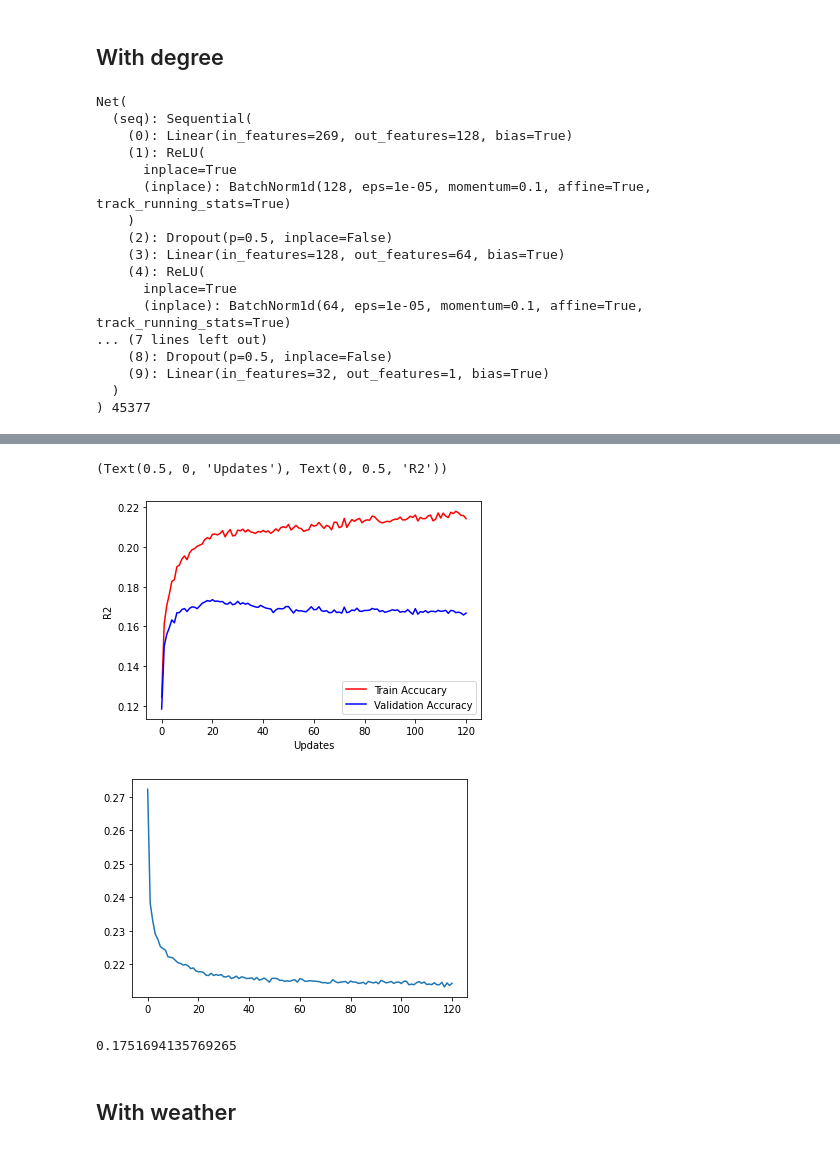
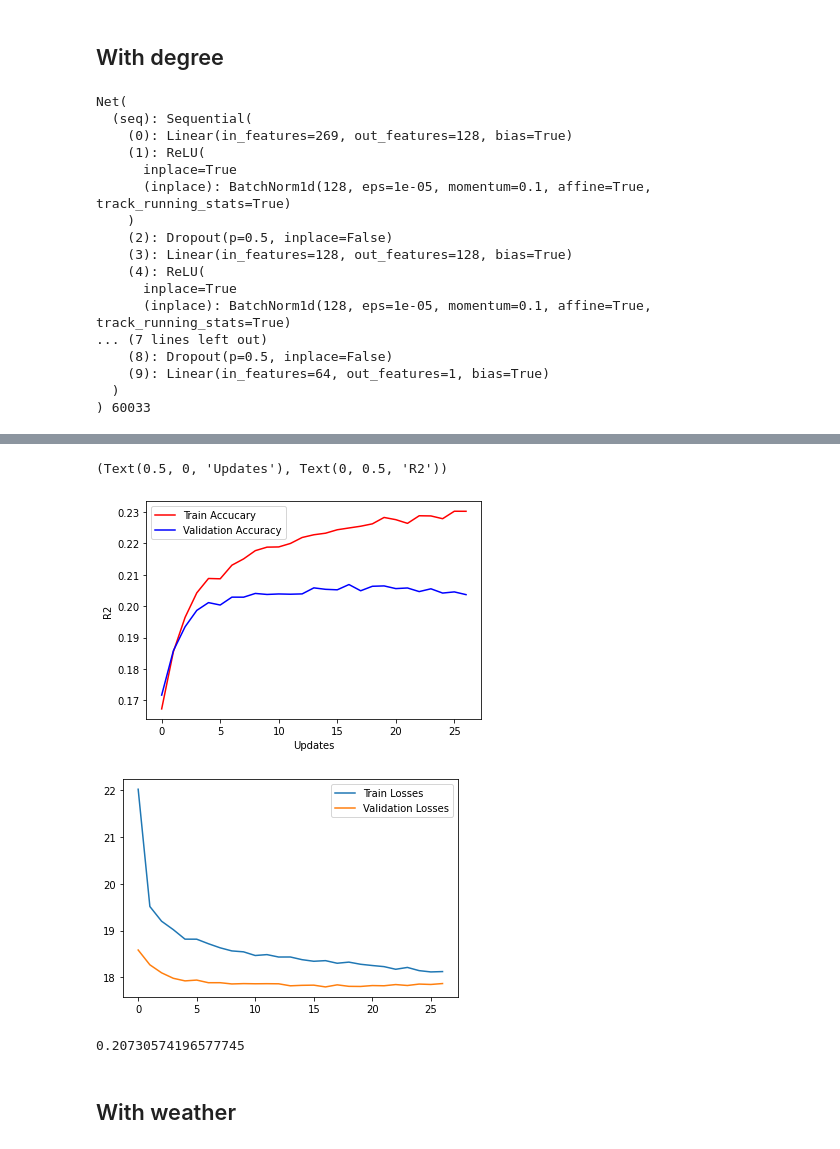
Before and after one commit to Bogeluno/GNN_Thesis, a Jupyter notebook: models/SimpleNN.ipynb, the cells around one changed output, grey strips where cells are left out. Cells and saved outputs as stored; diff of their text form; code cells hidden in the pictures.

```diff
--- a/models/SimpleNN.ipynb
+++ b/models/SimpleNN.ipynb
@@ -68,3 +69,7 @@ trafic_index = dict(pd.read_csv('data/processed/Full_data_set.csv', parse_dates
+# %%
+tdf = pd.read_csv('data/processed/Vacancy_new.csv', parse_dates=[2,3])
+tdf['park_time'] = tdf.park_time.round('h').dt.hour
+trafic_index = dict(tdf.groupby('park_time').mean()['time_to_reservation'])
 # %% [markdown]
 ## Simple network
 # %%
@@ -174,7 +179,7 @@ optimizer = optim.Adam(net.parameters(), lr=0.005, weight_decay = 0.005) #Chaged
 criterion = nn.MSELoss(reduction = 'mean')
 # %%
 # setting hyperparameters and gettings epoch sizes
-batch_size = 2048
+batch_size = 4084
 num_epochs = 121
 num_samples_train = X_train.shape[0]
 num_batches_train = num_samples_train // batch_size
@@ -438,13 +428,13 @@ class Net(nn.Module):
             nn.Linear(269,128),
             nn.ReLU(nn.BatchNorm1d(128)),
             nn.Dropout(0.5),
+            nn.Linear(128,128),
+            nn.ReLU(nn.BatchNorm1d(128)),
+            nn.Dropout(0.5),
             nn.Linear(128,64),
             nn.ReLU(nn.BatchNorm1d(64)),
             nn.Dropout(0.5),
-            nn.Linear(64,32),
-            nn.ReLU(nn.BatchNorm1d(32)),
-            nn.Dropout(0.5),
-            nn.Linear(32,1),
+            nn.Linear(64,1),
         )
 
         self.seq.apply(init_weights)
@@ -466,15 +456,15 @@ Net(
       (inplace): BatchNorm1d(128, eps=1e-05, momentum=0.1, affine=True, track_running_stats=True)
     )
     (2): Dropout(p=0.5, inplace=False)
-    (3): Linear(in_features=128, out_features=64, bias=True)
+    (3): Linear(in_features=128, out_features=128, bias=True)
     (4): ReLU(
       inplace=True
-      (inplace): BatchNorm1d(64, eps=1e-05, momentum=0.1, affine=True, track_running_stats=True)
+      (inplace): BatchNorm1d(128, eps=1e-05, momentum=0.1, affine=True, track_running_stats=True)
 ... (7 lines left out)
     (8): Dropout(p=0.5, inplace=False)
-    (9): Linear(in_features=32, out_features=1, bias=True)
+    (9): Linear(in_features=64, out_features=1, bias=True)
   )
-) 45377
+) 60033
 # %%
 optimizer = optim.Adam(net.parameters(), lr=0.005, weight_decay = 0.001) #Chaged to Adam and learning + regulariztion rate set
 criterion = nn.MSELoss(reduction = 'mean')
@@ -492,14 +482,17 @@ train_r2, train_loss = [], []
 valid_r2, valid_loss = [], []
 test_acc, test_loss = [], []
 cur_loss = 0
-losses = []
+train_losses = []
+val_losses = []
 
 get_slice = lambda i, size: range(i * size, (i + 1) * size)
+
+early_stopping = EarlyStopping(patience=10, verbose=False)
 
 for epoch in range(num_epochs):
     # Forward -> Backprob -> Update params
     ## Train
-    cur_loss = 0
+    cur_loss_train = []
     net.train()
     for i in range(num_batches_train):
         optimizer.zero_grad()
@@ -512,8 +505,8 @@ for epoch in range(num_epochs):
         batch_loss.backward()
         optimizer.step()
 
-        cur_loss += batch_loss
-    losses.append(cur_loss / batch_size)
+        cur_loss_train.append(batch_loss.item())
+    train_losses.append(np.mean(cur_loss_train))
 
     net.eval()
     ### Evaluate training
@@ -529,6 +522,7 @@ for epoch in range(num_epochs):
 
     ### Evaluate validation
     val_preds, val_targs = [], []
+    cur_loss_val = []
     for i in range(num_batches_valid):
         slce = get_slice(i, batch_size)
 
@@ -537,6 +531,10 @@ for epoch in range(num_epochs):
         val_targs += list(y_val[slce].numpy())
         val_preds += list(preds.data.numpy())
 
+        cur_loss_val.append(criterion(output, y_val[slce]).item())
+
+    val_losses.append(np.mean(cur_loss_val))
+
 
     train_r2_cur = r2_score(train_targs, train_preds)
     valid_r2_cur = r2_score(val_targs, val_preds)
@@ -544,9 +542,17 @@ for epoch in range(num_epochs):
     train_r2.append(train_r2_cur)
     valid_r2.append(valid_r2_cur)
 
+    # EarlyStopping
+    early_stopping(val_losses[-1], net)
+    if early_stopping.early_stop:
+        print("Early stopping")
+        print("Epoch %2i: Train Loss %f , Valid Loss %f , Train R2 %f, Valid R2 %f" % (
+            epoch+1, train_losses[-1], val_losses[-1], train_r2_cur, valid_r2_cur))
+        break
+
     if epoch % 10 == 0:
-        print("Epoch %2i : Train Loss %f , Train acc %f, Valid acc %f" % (
-                epoch+1, losses[-1], train_r2_cur, valid_r2_cur))
+        print("Epoch %2i: Train Loss %f , Valid Loss %f ,Train R2 %f, Valid R2 %f" % (
+                epoch+1, train_losses[-1], val_losses[-1],train_r2_cur, valid_r2_cur))
 
 epoch = np.arange(len(train_r2))
 plt.figure()
@@ -570,12 +570,13 @@ Epoch 121 : Train Loss 0.214330 , Train acc 0.214331, Valid acc 0.166720
 (Text(0.5, 0, 'Updates'), Text(0, 0.5, 'R2'))
-[figure, old version]
+[figure, new version]
 # %%
-plt.plot([x.detach() for x in losses])
+plt.plot(epoch, [x for x in train_losses], [x for x in val_losses])
+plt.legend(['Train Losses','Validation Losses'])
 plt.show()
 print(r2_score(y_test.detach().numpy()[:,0],net.forward(X_test).detach().numpy()[:,0]))
 # %% [output]
-[figure, old version]
+[figure, new version]
-0.1751694135769265
+0.20730574196577745
 # %% [markdown]
 ## With weather
 # %%
```
Also changed, not shown: parts of 47 cells of this notebook, 1 other file.
